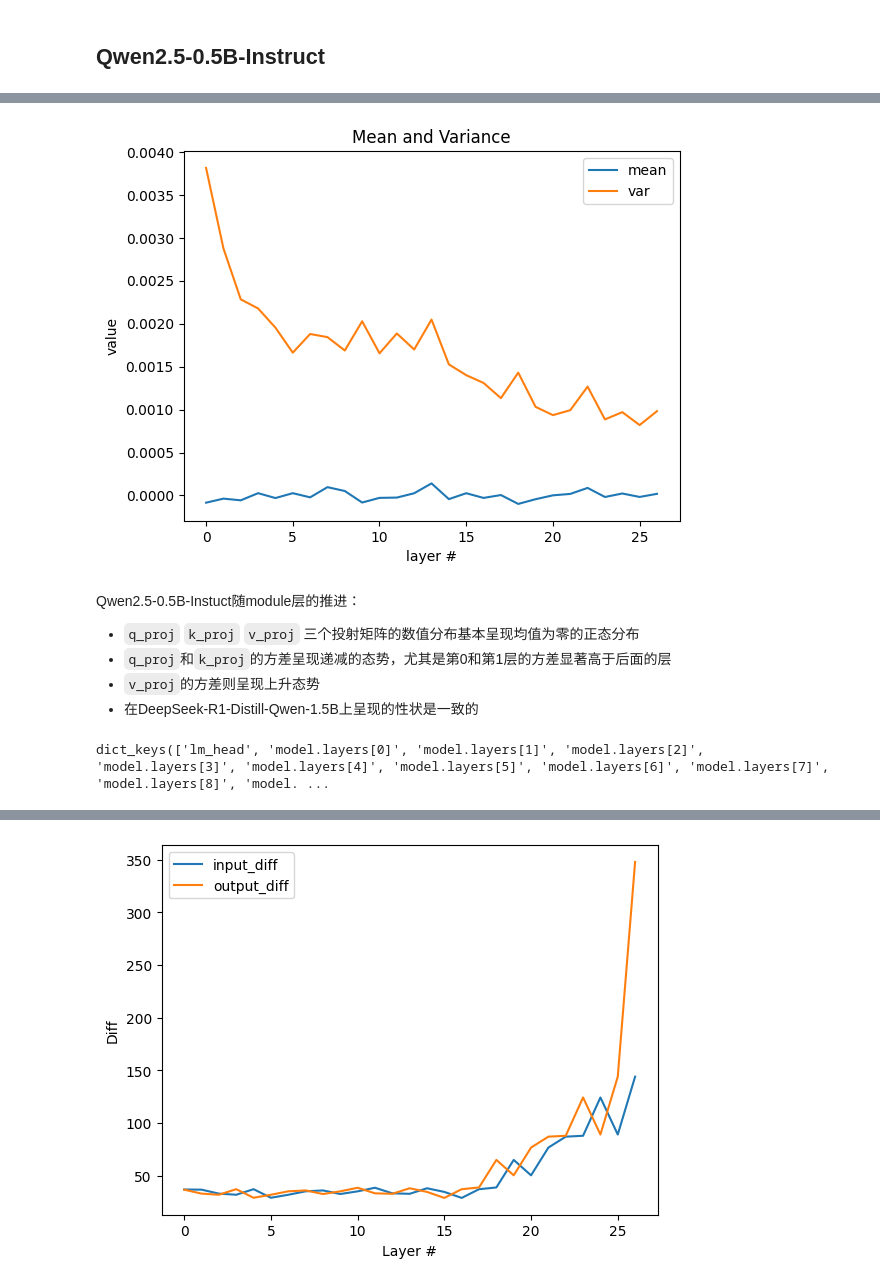
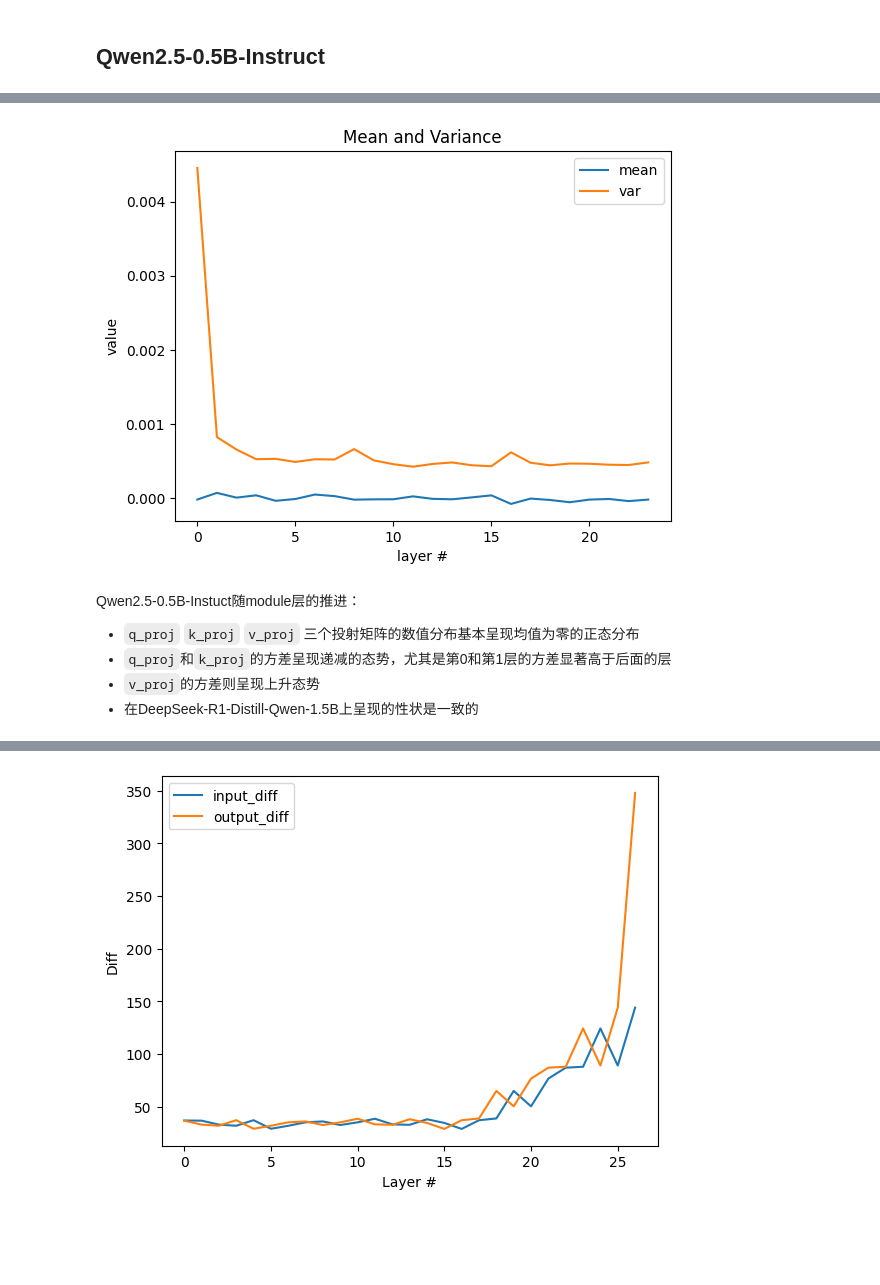
Before and after one commit to caoyang-sufe/easyllm, a Jupyter notebook: jupyter/trl-peft-result-analysis.ipynb, the cells around one changed output, grey strips where cells are left out. Saved outputs shown, nothing was run; the diff lists cells and outputs as text; code cells hidden in the pictures; blank space fills up the shorter version.

```diff
--- a/jupyter/trl-peft-result-analysis.ipynb
+++ b/jupyter/trl-peft-result-analysis.ipynb
@@ -113,25 +96,25 @@ plt.show()
 # %%
 means = []
 variances = []
 
-for i in range(27):
-    tensor = model.model.layers[i].self_attn.k_proj.weight.detach()
+for i in range(24):
+    tensor = model.model.layers[i].self_attn.q_proj.weight.detach()
     # plot_tensor_histogram(tensor, figsize=(5, 5))
     means.append(tensor.mean().item())
     variances.append(tensor.var().item())
 
 
 x = list(range(len(means)))
 plt.plot(x, means, label="mean")
 plt.plot(x, variances, label="var")
 plt.legend()
 plt.xlabel("layer #")
 plt.ylabel("value")
 plt.title("Mean and Variance")
 plt.show()
 plt.close()
 # %% [output]
-[figure, old version]
+[figure, new version]
 # %% [markdown]
 Qwen2.5-0.5B-Instuct随module层的推进：
 
@@ -140,9 +123,5 @@ Qwen2.5-0.5B-Instuct随module层的推进：
 - `q_proj`和`k_proj`的方差呈现递减的态势，尤其是第0和第1层的方差显著高于后面的层
 - `v_proj`的方差则呈现上升态势
 - 在DeepSeek-R1-Distill-Qwen-1.5B上呈现的性状是一致的
-# %%
-hook_data[0].keys()
-# %% [output]
-dict_keys(['lm_head', 'model.layers[0]', 'model.layers[1]', 'model.layers[2]', 'model.layers[3]', 'model.layers[4]', 'model.layers[5]', 'model.layers[6]', 'model.layers[7]', 'model.layers[8]', 'model. ...
 # %%
 hook_data_path = r"./results/strawberry-X-4/fhook+Qwen2.5-0.5B-Instruct+True-0.pt"
```
Also changed, not shown: parts of 4 cells of this notebook, 1 other file.
